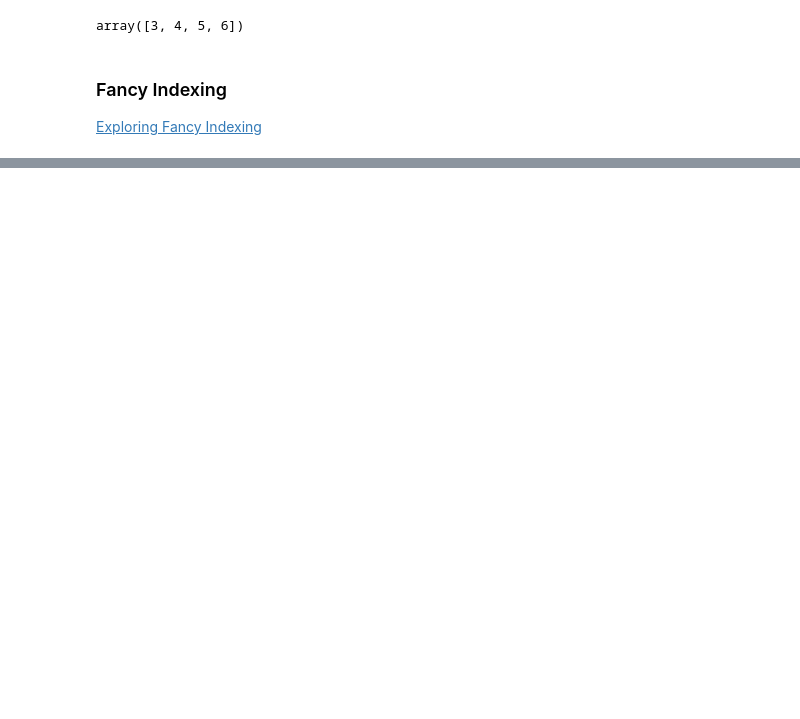
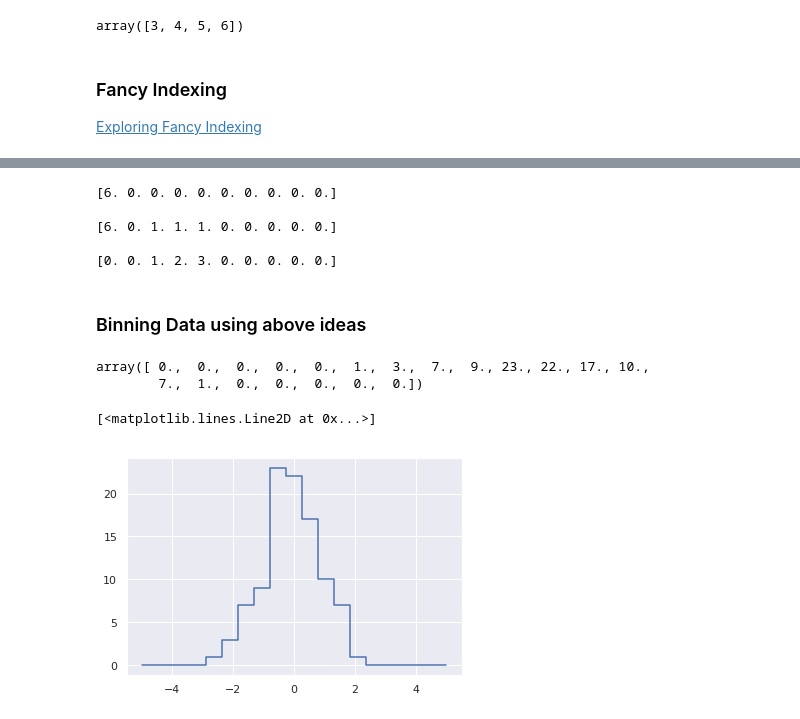
Before and after one commit to mshanm10/ai-ml-experiments, a Jupyter notebook: notebooks/Numpy.ipynb, the cells around one changed output, grey strips where cells are left out. Drawn from its saved outputs; the diff is of its cells as text; code cells hidden in the pictures; blank space fills up the shorter version.

```diff
--- a/notebooks/Numpy.ipynb
+++ b/notebooks/Numpy.ipynb
@@ -233,0 +389,39 @@ f_a[row[:, np.newaxis], 1], f_a[row[:, np.newaxis], col]
+# %%
+x = np.zeros(10)
+x[[0,0]] = [4,6] # repeated indices, 4 was overwritten by 6
+print (x, '\n')
+i = [2, 3, 3, 4, 4, 4]
+x[i] += 1 # refer 1 above
+print (x, '\n')
+x = np.zeros(10)
+np.add.at(x, i, 1) # for repeated operations
+print (x, '\n')
+# %% [output]
+[6. 0. 0. 0. 0. 0. 0. 0. 0. 0.]
+
+[6. 0. 1. 1. 1. 0. 0. 0. 0. 0.]
+
+[0. 0. 1. 2. 3. 0. 0. 0. 0. 0.]
+# %% [markdown]
+### Binning Data using above ideas
+# %%
+np.random.seed(42)
+x = np.random.randn(100)
+
+# compute histogram by hand
+bins = np.linspace(-5,5,20)
+counts = np.zeros_like(bins)
+# find the appropriate bin for each x
+i = np.searchsorted(bins, x)
+# add 1 to each of these bins
+np.add.at(counts, i, 1)
+# counts now reflect the number of points within each bin (histogram)
+counts
+# %% [output]
+array([ 0.,  0.,  0.,  0.,  0.,  1.,  3.,  7.,  9., 23., 22., 17., 10.,
+        7.,  1.,  0.,  0.,  0.,  0.,  0.])
+# %%
+plt.plot(bins, counts, linestyle='steps')
+# %% [output]
+[<matplotlib.lines.Line2D at 0x...>]
+[figure, added]
```
Also changed, not shown: parts of 38 cells of this notebook, 1 other file.
